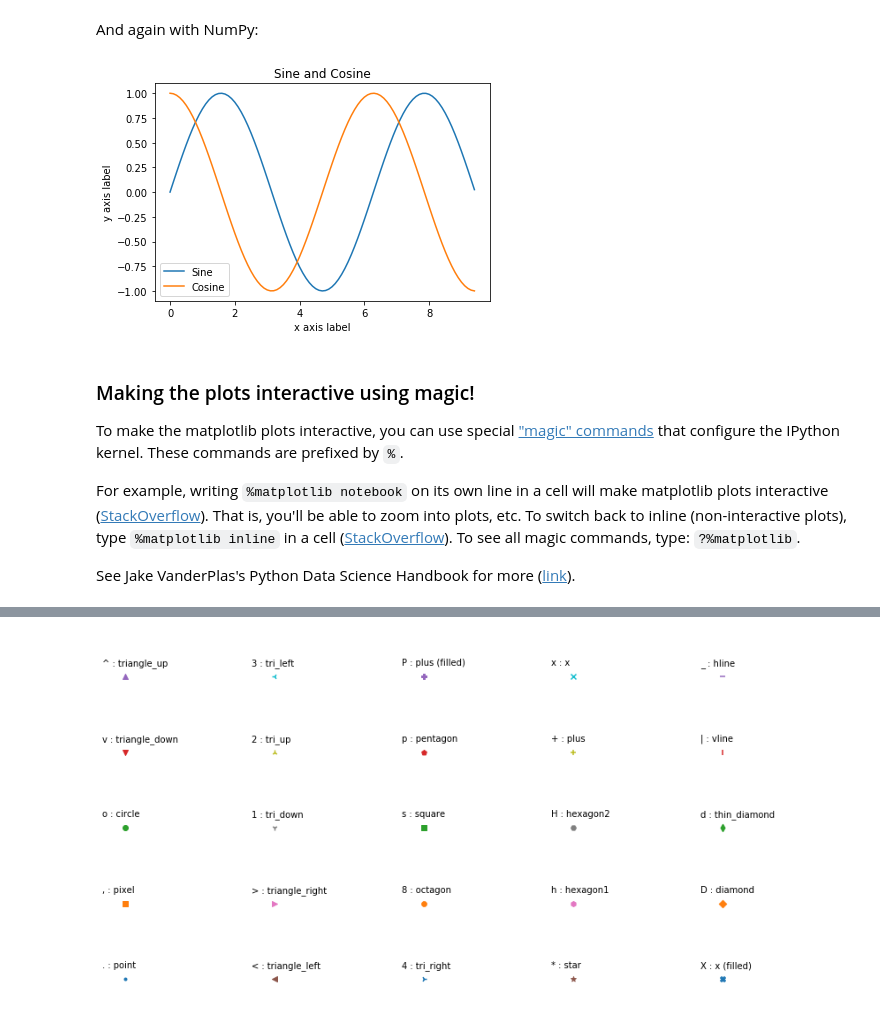
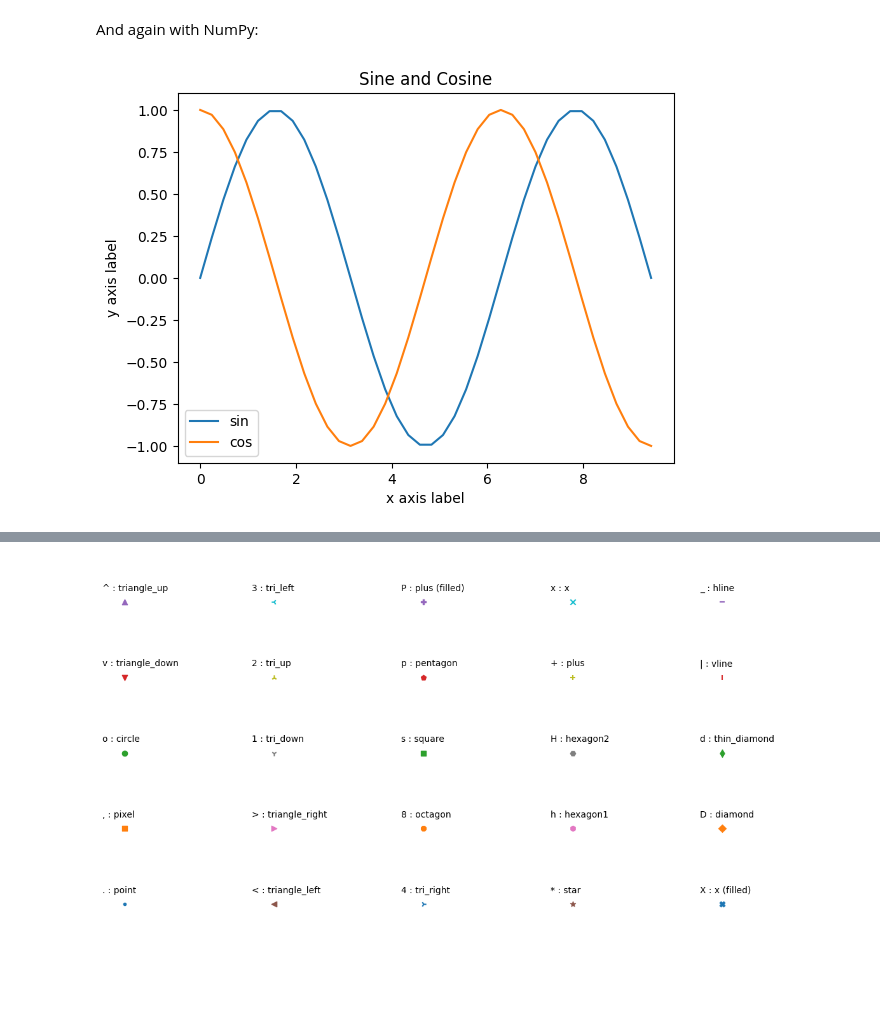
Before and after one commit to HalyshAnton/IT-Step-Pyton-AI, a Jupyter notebook: module2/matplotlib.ipynb, the cells around one changed output, grey strips where cells are left out. Saved outputs shown, nothing was run; the diff lists cells and outputs as text; code cells hidden in the pictures; blank space fills up the shorter version.

```diff
--- a/module2/matplotlib.ipynb
+++ b/module2/matplotlib.ipynb
@@ -132,27 +133,20 @@ And again with NumPy:
 # %%
 import numpy as np
 import matplotlib.pyplot as plt
 
 # Compute the x and y coordinates for points on sine and cosine curves
-x = np.arange(0, 3 * np.pi, 0.1)
+x = np.linspace(0, 3 * np.pi, 40)
 y_sin = np.sin(x)
 y_cos = np.cos(x)
 
 # Plot the points using matplotlib
-plt.plot(x, y_sin)
-plt.plot(x, y_cos)
+plt.plot(x, y_sin, label="sin")
+plt.plot(x, y_cos, label="cos")
 plt.xlabel('x axis label')
 plt.ylabel('y axis label')
 plt.title('Sine and Cosine')
-plt.legend(['Sine', 'Cosine'])
+
+plt.legend()
 plt.show()
 # %% [output]
-[figure, old version]
+[figure, new version]
-# %% [markdown]
-### Making the plots interactive using magic!
-
-To make the matplotlib plots interactive, you can use special ["magic" commands](https://ipython.readthedocs.io/en/stable/interactive/magics.html) that configure the IPython kernel. These commands are prefixed by `%`.
-
-For example, writing `%matplotlib notebook` on its own line in a cell will make matplotlib plots interactive ([StackOverflow](https://stackoverflow.com/a/41125787)). That is, you'll be able to zoom into plots, etc. To switch back to inline (non-interactive plots), type `%matplotlib inline` in a cell ([StackOverflow](https://stackoverflow.com/a/34605935)). To see all magic commands, type: `?%matplotlib`.
-
-See Jake VanderPlas's Python Data Science Handbook for more ([link](https://jakevdp.github.io/PythonDataScienceHandbook/01.03-magic-commands.html)).
```
Also changed, not shown: parts of 40 cells of this notebook.
